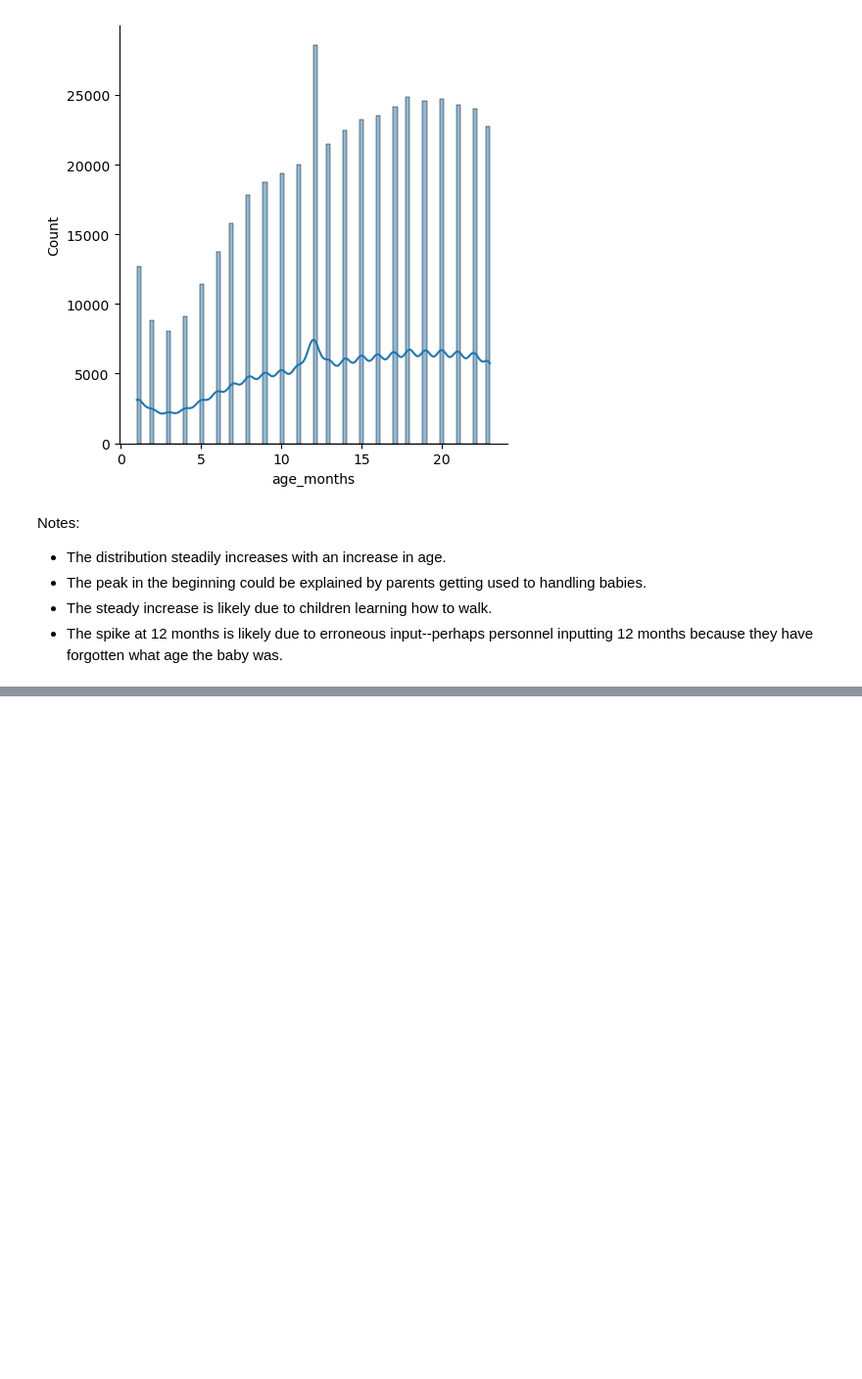
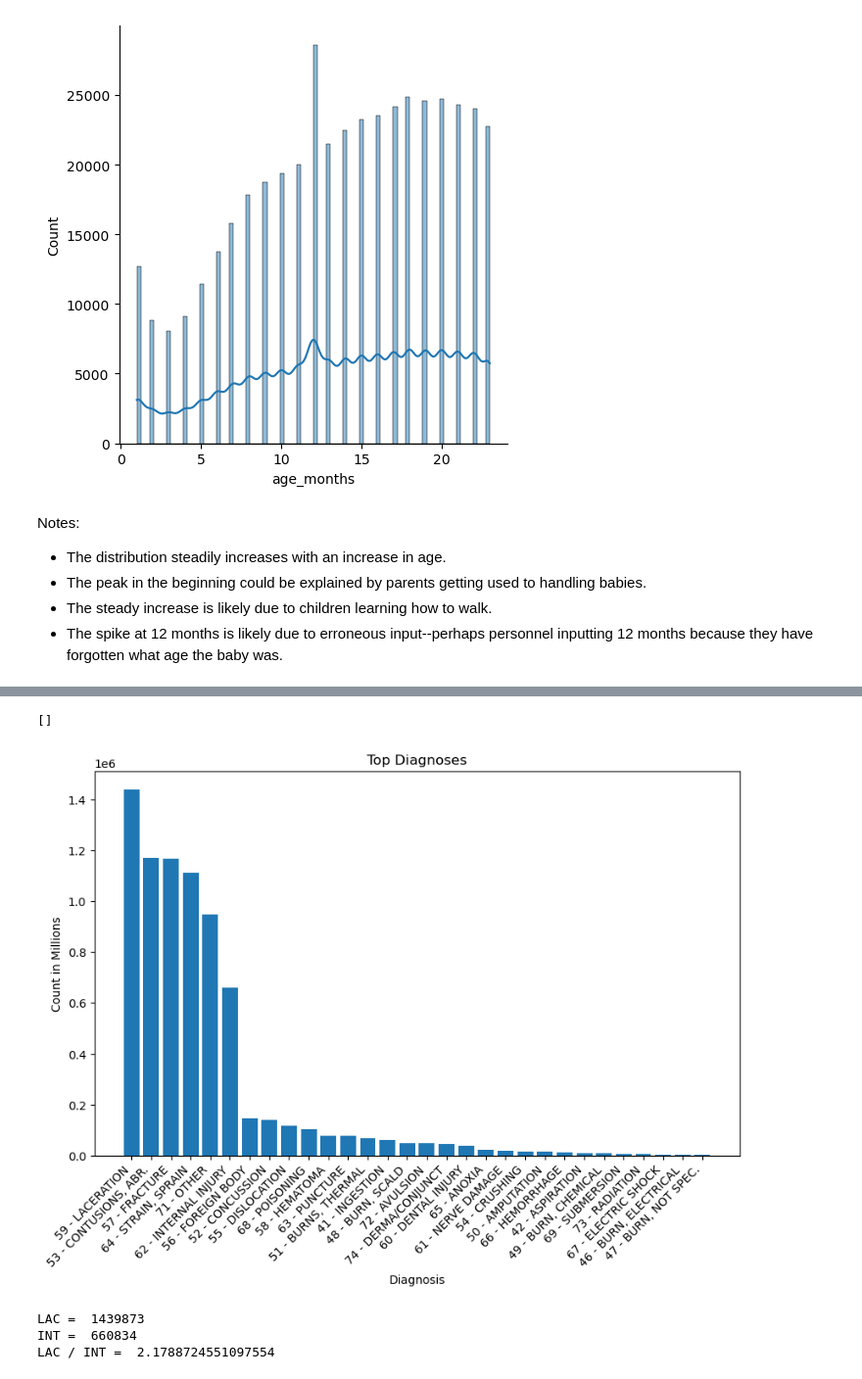
Before and after one commit to yzaya/NEISS-Dash-Analysis, a Jupyter notebook: NEISS-Analysis.ipynb, the cells around one changed output, grey strips where cells are left out. Shown at 98% size. Drawn from its saved outputs; the diff is of its cells as text; code cells hidden in the pictures; blank space fills up the shorter version.

```diff
--- a/NEISS-Analysis.ipynb
+++ b/NEISS-Analysis.ipynb
@@ -1620,0 +1761,14 @@ Pivoting the columns was successful.
+# %%
+view = pd.read_sql(
+'''
+
+SELECT DIAG, count(CPSC_Case_Number) as count
+FROM neiss_diag
+LEFT JOIN DiagnosisDim ON Code = Diagnosis_All
+GROUP BY DIAG
+ORDER BY count DESC
+
+
+'''
+, neiss_conn)
+view
@@ -1620,0 +1793,29 @@ Pivoting the columns was successful.
+# %%
+x = view['DIAG']
+y = view['count']
+
+plt.figure(figsize=(10,6))
+plt.bar(x,y)
+
+plt.title('Top Diagnoses')
+plt.xlabel('Diagnosis')
+plt.ylabel('Count in Millions')
+plt.xticks(rotation=45,ha='right')
+
+
+plt.plot()
+# %% [output]
+[]
+[figure, added]
+# %%
+a = view[view['DIAG'].str.contains('59 - LAC')].iloc[0].values
+a = a[1]
+b = view[view['DIAG'].str.contains('62 - INT')].iloc[0].values
+b = b[1]
+print('LAC = ',a)
+print('INT = ',b)
+print('LAC / INT = ',a/b)
+# %% [output]
+LAC =  1439873
+INT =  660834
+LAC / INT =  2.1788724551097554
```
Also changed, not shown: parts of 37 cells of this notebook.
